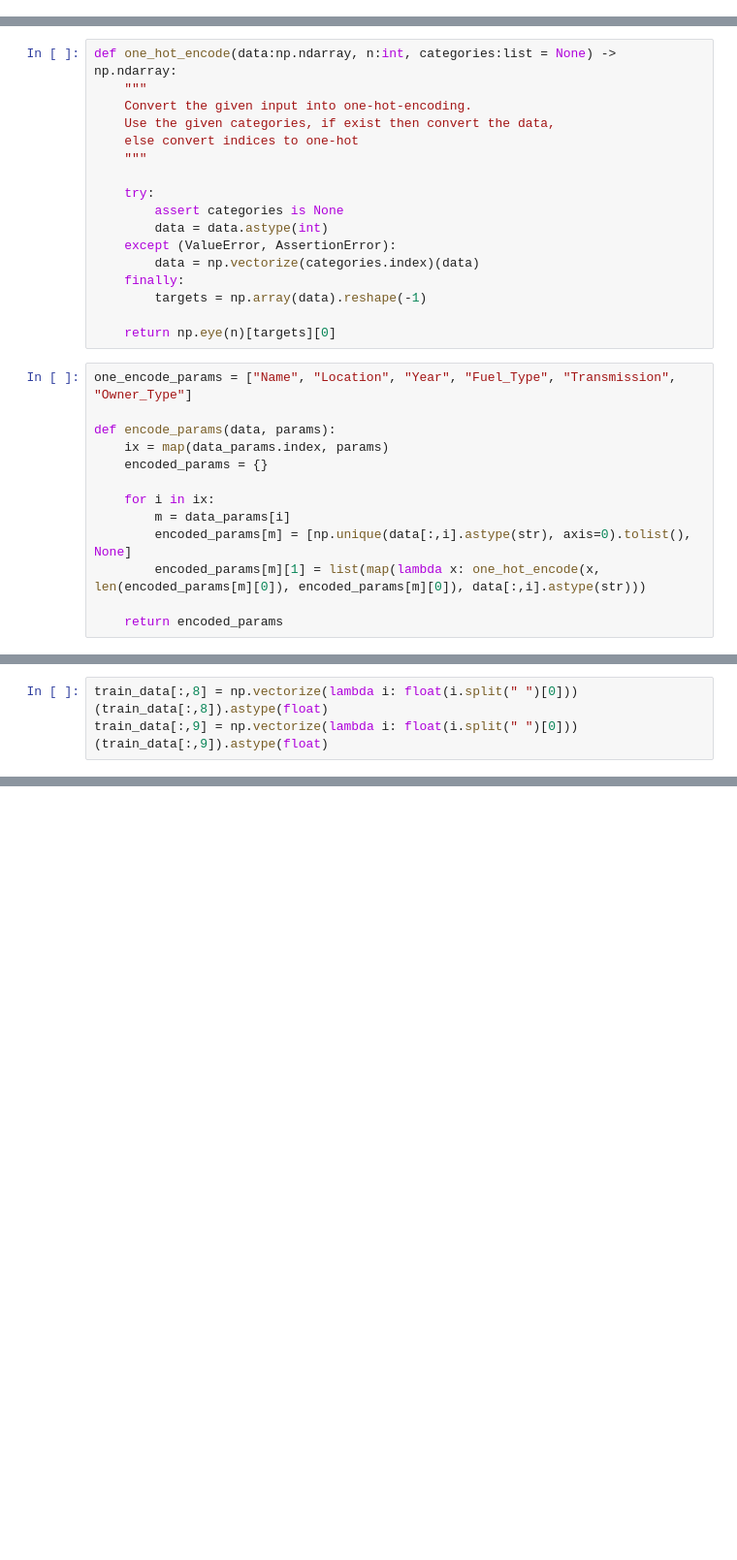
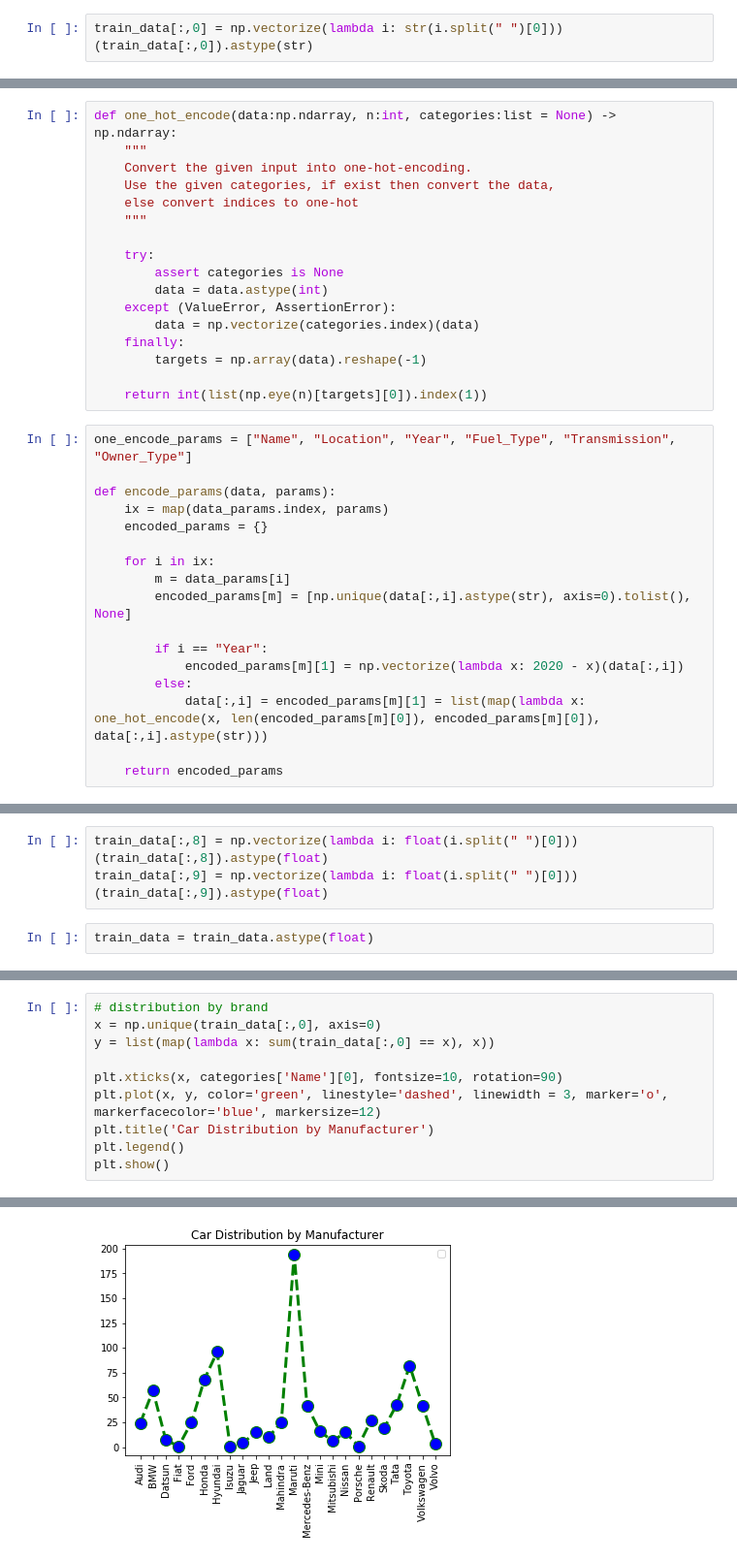
Before and after one commit to valid22/ML-1-12B13, a Jupyter notebook: main.ipynb, the cells around one changed output, grey strips where cells are left out. Shown at 97% size. Drawn from its saved outputs; the diff is of its cells as text; blank space fills up the shorter version.

Commit message:
data analysis

```diff
--- a/main.ipynb
+++ b/main.ipynb
@@ -25,3 +21,5 @@ train_data = train_data.to_numpy()
+# %%
+train_data[:,0] = np.vectorize(lambda i: str(i.split(" ")[0]))(train_data[:,0]).astype(str)
 # %%
 # assume `Price` in Lakh
 data_params = ['Name', 'Location', 'Year', 'Kilometers_Driven', 'Fuel_Type', 'Transmission', 'Owner_Type', 'Mileage', 'Engine', 'Power', 'Seats', 'New_Price', 'Price']
@@ -41,7 +39,7 @@ def one_hot_encode(data:np.ndarray, n:int, categories:list = None) -> np.ndarray
     finally:
         targets = np.array(data).reshape(-1)
 
-    return np.eye(n)[targets][0]
+    return int(list(np.eye(n)[targets][0]).index(1))
 # %%
 one_encode_params = ["Name", "Location", "Year", "Fuel_Type", "Transmission", "Owner_Type"]
 
@@ -52,7 +50,11 @@ def encode_params(data, params):
     for i in ix:
         m = data_params[i]
         encoded_params[m] = [np.unique(data[:,i].astype(str), axis=0).tolist(), None]
-        encoded_params[m][1] = list(map(lambda x: one_hot_encode(x, len(encoded_params[m][0]), encoded_params[m][0]), data[:,i].astype(str)))
+
+        if i == "Year":
+            encoded_params[m][1] = np.vectorize(lambda x: 2020 - x)(data[:,i])
+        else:
+            data[:,i] = encoded_params[m][1] = list(map(lambda x: one_hot_encode(x, len(encoded_params[m][0]), encoded_params[m][0]), data[:,i].astype(str)))
 
     return encoded_params
 # %%
@@ -71,3 +74,5 @@ train_data[:,7] = np.vectorize(lambda i: float(i.split(" ")[0]))(train_data[:,7]
 # %%
 train_data[:,8] = np.vectorize(lambda i: float(i.split(" ")[0]))(train_data[:,8]).astype(float)
 train_data[:,9] = np.vectorize(lambda i: float(i.split(" ")[0]))(train_data[:,9]).astype(float)
+# %%
+train_data = train_data.astype(float)
@@ -73,0 +87,11 @@ train_data[:,9] = np.vectorize(lambda i: float(i.split(" ")[0]))(train_data[:,9]
+# %%
+# distribution by brand
+x = np.unique(train_data[:,0], axis=0)
+y = list(map(lambda x: sum(train_data[:,0] == x), x))
+
+plt.xticks(x, categories['Name'][0], fontsize=10, rotation=90)
+plt.plot(x, y, color='green', linestyle='dashed', linewidth = 3, marker='o', markerfacecolor='blue', markersize=12)
+plt.title('Car Distribution by Manufacturer')
+plt.legend()
+plt.show()
+# %% [output]
@@ -73,0 +99 @@ train_data[:,9] = np.vectorize(lambda i: float(i.split(" ")[0]))(train_data[:,9]
+[figure, added]
```
Also changed, not shown: parts of 20 cells of this notebook.
